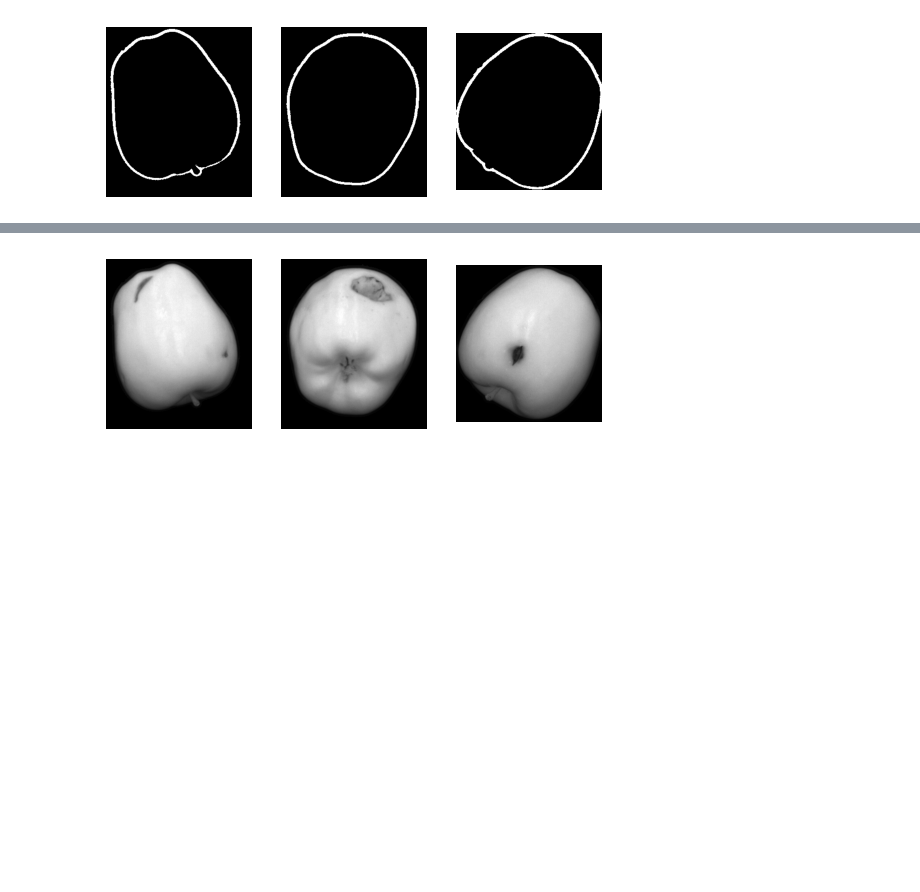
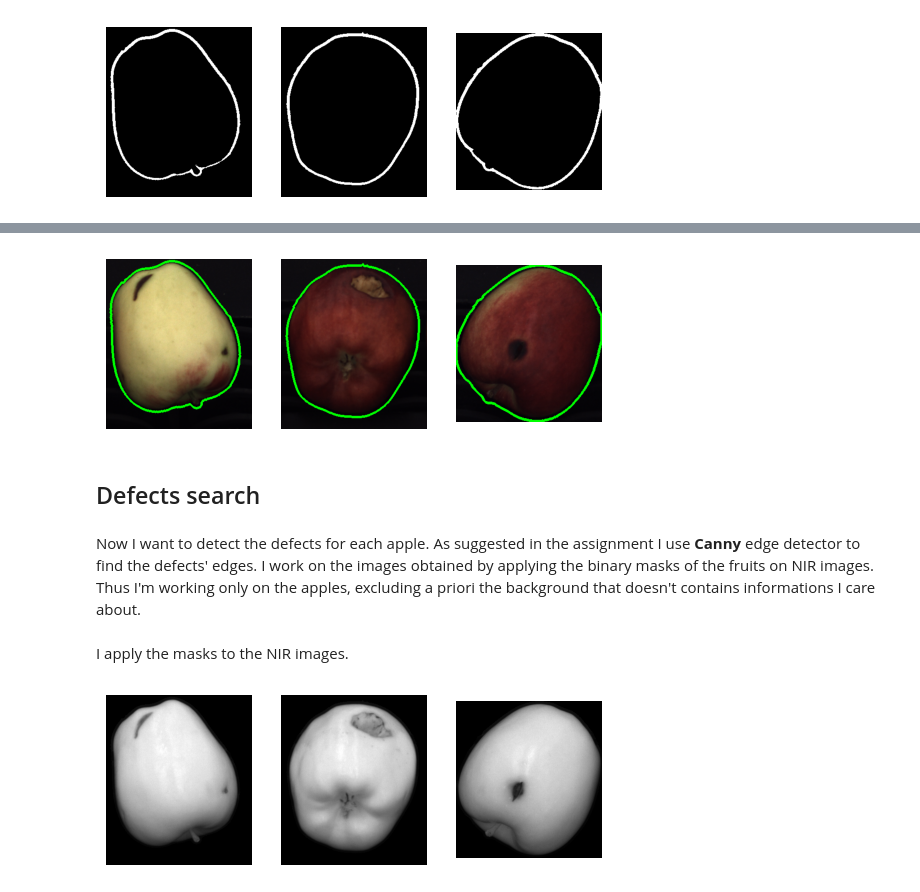
Before and after one commit to FilippoComastri/FruitInspection, a Jupyter notebook: docs/report.ipynb, the cells around one changed output, grey strips where cells are left out. Drawn from its saved outputs; the diff is of its cells as text; code cells hidden in the pictures; blank space fills up the shorter version.

```diff
--- a/docs/report.ipynb
+++ b/docs/report.ipynb
@@ -147,11 +150,0 @@ After the flood filling I obtain the binary mask of the apple.
-# %%
-op_mask = []
-for i in range(N):
-    h, w = binary_mask[i].shape[:2]
-
-    # Operation mask has to be 2 pixels wider and 2 pixels taller than image
-    op_mask.append(np.zeros((h+2, w+2), np.uint8))
-
-    # floodfilling starting from the center of the image
-    cv.floodFill(binary_mask[i], op_mask[i], (int(h/2),int(w/2)), 255)
-plot_images(binary_mask)
@@ -161,0 +162,23 @@ Apply the mask to NIR img.
+# %%
+op_mask = []
+for i in range(N):
+    # padding the binary mask
+    binary_mask[i] = np.pad(binary_mask[i], 1)
+
+    h, w = binary_mask[i].shape[:2]
+    op_mask.append(np.zeros((h+2, w+2), np.uint8))
+    holes = binary_mask[i].copy()
+
+    # flood fill background
+    cv.floodFill(holes,op_mask[i] , (0, 0), 255)
+
+    # remove padding
+    holes = holes[1:-1,1:-1]
+    binary_mask[i]=binary_mask[i][1:-1,1:-1]
+
+    # get the holes as foreground (white)
+    holes = cv.bitwise_not(holes)
+
+    # OR operator between the binary mask and the inverted holes to fill the holes inside the binary mask
+    binary_mask[i] = cv.bitwise_or(binary_mask[i],holes)
+plot_images(binary_mask)
@@ -162,3 +194,23 @@ Apply the mask to NIR img.
+# %%
+contours = []
+output = []
+
+for i in range(N):
+    output.append(rgb_img[i].copy())
+    cont, _ =  cv.findContours(binary_mask[i], cv.RETR_TREE, cv.CHAIN_APPROX_SIMPLE)
+    contours.append(cont)
+    cv.drawContours(output[i], contours[i], -1, (0,255,0), 3)
+
+plot_images(output,color=True,rgb=False)
+# %% [output]
+[figure, added]
+# %% [markdown]
+## Defects search
+# %% [markdown]
+Now I want to detect the defects for each apple. As suggested in the assignment I use **Canny** edge detector to find the defects' edges.
+I work on the images obtained by applying the binary masks of the fruits on NIR images. Thus I'm working only on the apples, excluding a priori the background that doesn't contains informations I care about.
+# %% [markdown]
+I apply the masks to the NIR images.
 # %%
 nir_fruit = []
 for i in range(N):
```
Also changed, not shown: parts of 106 cells of this notebook, 19 other files.
